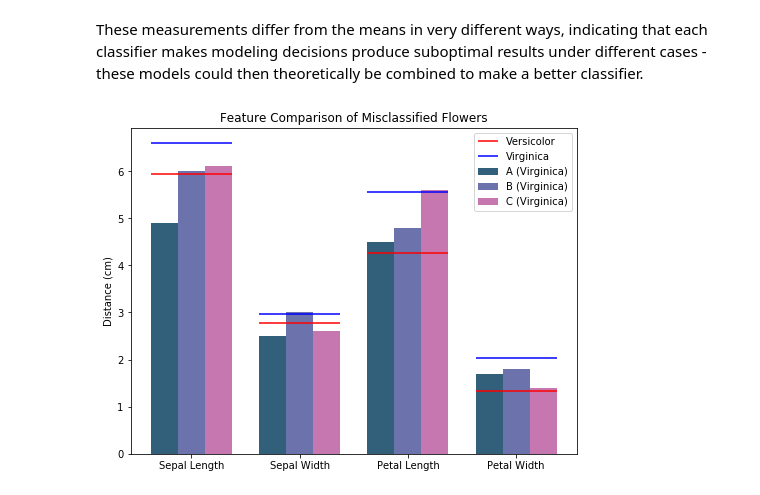
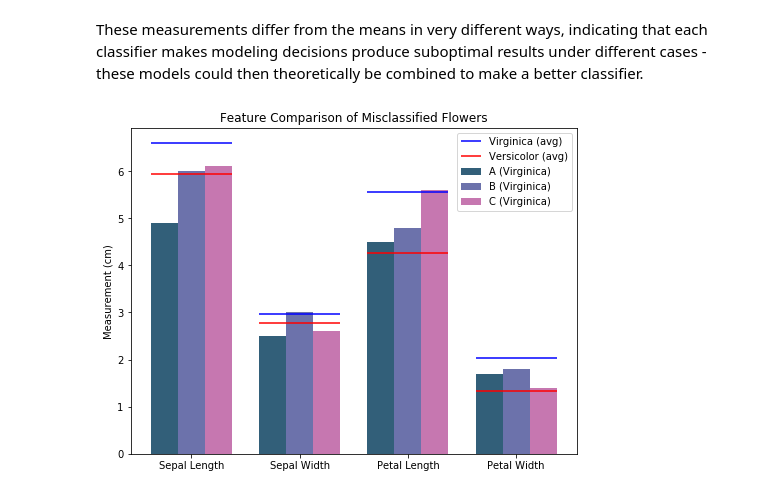
Before and after one commit to ASHSWAN1999/Bayes-vs-Machine-Learning-Comparison, a Jupyter notebook: project3.ipynb, the cells around one changed output. Drawn from its saved outputs; the diff is of its cells as text; code cells hidden in the pictures.

```diff
--- a/project3.ipynb
+++ b/project3.ipynb
@@ -114,17 +113,27 @@ def Bayesian_Classifier(seed):
             index.append(X.tolist().index(X_test[i].tolist()))
     temp = pd.DataFrame({'actual':actual, 'guess':guess, 'flower_index':index})
 
+    X_test_indices = []
+    for flower in X_test:
+        X_test_indices.append((X.tolist().index(flower.tolist())))
 
 #     return temp
 
-    return (bayes.score(X_test, y_test), temp)
+    return (bayes.score(X_test, y_test), temp, X_test_indices)
 # %%
+df['counts'] = 0
+
 bayes_df = pd.DataFrame() # DataFrame we will use to store the incorrect classifications in each iteration
 scores = []
 
 for i in range (0, 1000):
-    s = Bayesian_Classifier(i)[0]
-    temp = Bayesian_Classifier(i)[1]
+    results =  Bayesian_Classifier(i)
+    s = results[0]
+    temp = results[1]
+    increments = results[2]
+
+    for j in increments:
+        df.loc[j,'counts'] += 1
 
     scores.append(s)
     bayes_df = bayes_df.append(temp, ignore_index=True)
@@ -202,8 +218,9 @@ knn_df = pd.DataFrame() # DataFrame we will use to store the incorrect classific
 scores = []
 
 for i in range (0, 1000):
-    s = KNeighbors_Classifier(i, 18)[0]
-    temp = KNeighbors_Classifier(i, 18)[1]
+    results = KNeighbors_Classifier(i, 18)
+    s = results[0]
+    temp = results[1]
 
     scores.append(s)
     knn_df = knn_df.append(temp, ignore_index=True)
@@ -369,31 +412,32 @@ These measurements differ from the means in very different ways, indicating that
 # %%
 plt.figure(figsize=(8,6))
 
 objects = ('Sepal Length', 'Sepal Width', 'Petal Length', 'Petal Width')
 y_pos = np.arange(len(objects))
 
 bar_width = .25
 line_fac = 1.5
 
 plt.bar(y_pos - bar_width, flower_A, bar_width, alpha=0.9, color='#1B4E6B', label='A (Virginica)')
 plt.bar(y_pos, flower_B, bar_width, alpha=0.9, color='#5C63A2', label='B (Virginica)')
 plt.bar(y_pos + bar_width, flower_C, bar_width, alpha=0.9, color='#C068A8', label='C (Virginica)')
 plt.xticks(y_pos, objects)
-plt.ylabel('Distance (cm)')
+plt.ylabel('Measurement (cm)')
 plt.title('Feature Comparison of Misclassified Flowers')
 
+plt.hlines(average[0][2], y_pos[0]-bar_width*line_fac, y_pos[0]+bar_width*line_fac, colors='blue',
+           linestyles='solid', label='Virginica (avg)')
 plt.hlines(average[0][1], y_pos[0]-bar_width*line_fac, y_pos[0]+bar_width*line_fac, colors='red',
-           linestyles='solid', label='Versicolor')
-plt.hlines(average[0][2], y_pos[0]-bar_width*line_fac, y_pos[0]+bar_width*line_fac, colors='blue',
-           linestyles='solid', label='Virginica')
+           linestyles='solid', label='Versicolor (avg)')
 
 for i in range(1, 4):
+    plt.hlines(average[i][2], y_pos[i]-bar_width*line_fac, y_pos[i]+bar_width*line_fac, colors='blue',
+               linestyles='solid')
     plt.hlines(average[i][1], y_pos[i]-bar_width*line_fac, y_pos[i]+bar_width*line_fac, colors='red',
                linestyles='solid')
-    plt.hlines(average[i][2], y_pos[i]-bar_width*line_fac, y_pos[i]+bar_width*line_fac, colors='blue',
-               linestyles='solid')
+
 
 plt.legend()
 plt.show()
 # %% [output]
-[figure, old version]
+[figure, new version]
```
Also changed, not shown: parts of 6 cells of this notebook.
